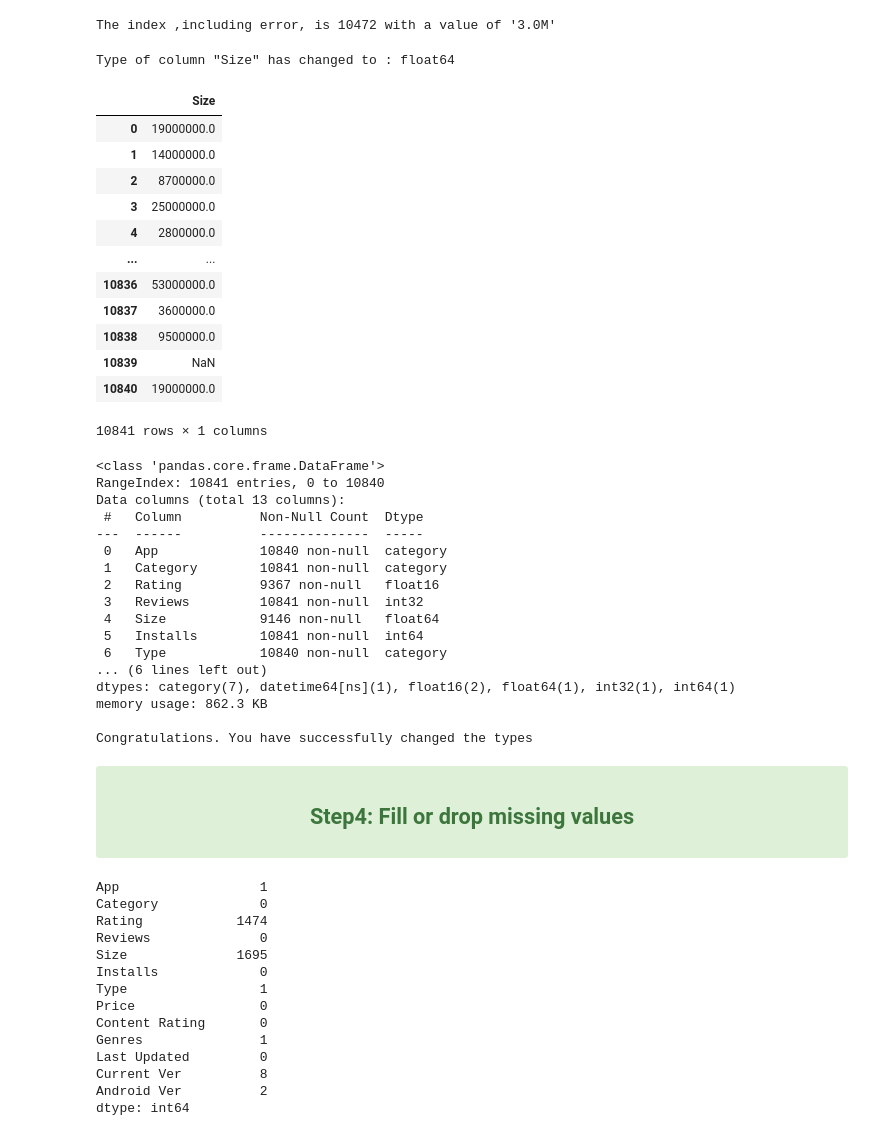
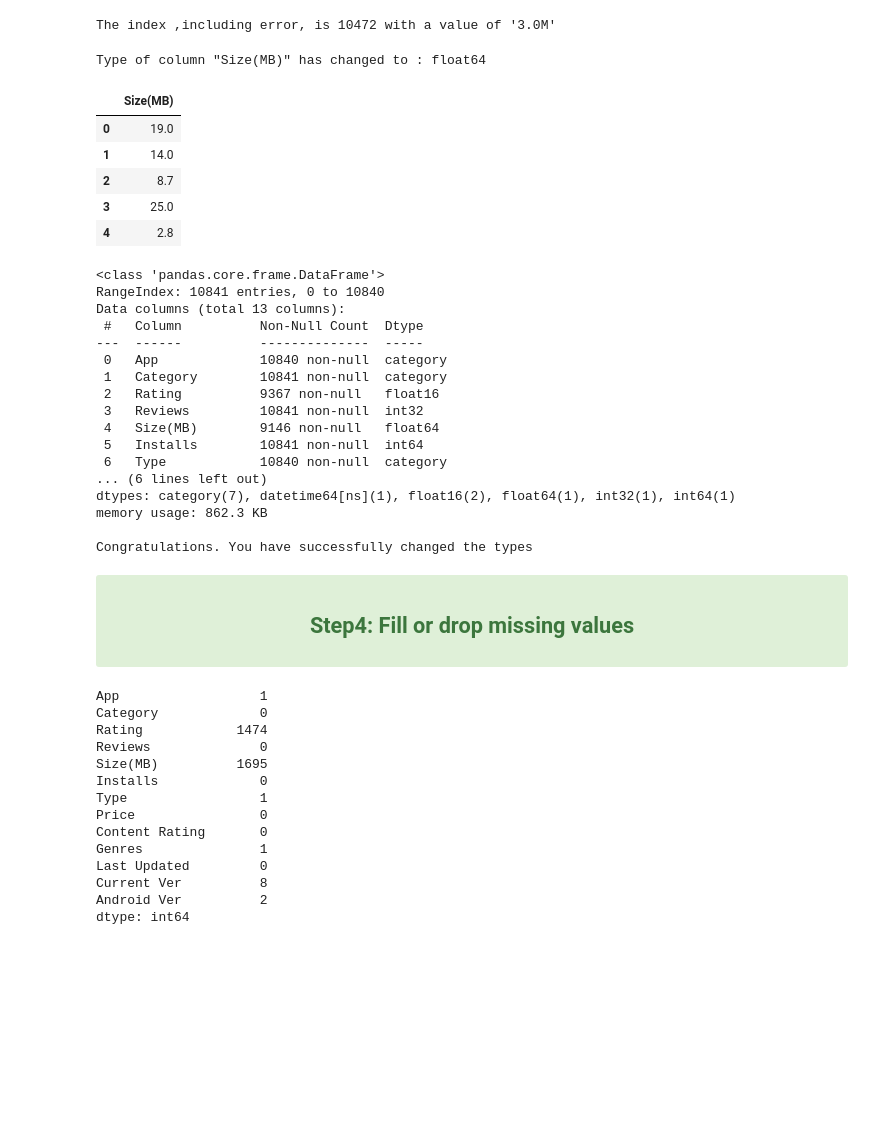
Before and after one commit to Mohammad-Amirifard/eda, a Jupyter notebook: EDA.ipynb, the cells around one changed output. Drawn from its saved outputs; the diff is of its cells as text; code cells hidden in the pictures; blank space fills up the shorter version.

```diff
--- a/EDA.ipynb
+++ b/EDA.ipynb
@@ -107,44 +108,37 @@ for i in ["App","Type","Content Rating","Category","Genres", "Current Ver", "And
 # Change type of column "Rating" from obeject to float16 (for minimizing the useage of memory)
 data.Rating = data.Rating.astype('float16')
 # %%
-# Change type of column "Size" from object to float16. But firstly we must remove letters 'M' and "k" form the items and multiply
-# them by 1000 and 10000, respectively. So we define a function to use it in data.apply() code
+# Change type of column "Size" from object to float.In this column I try to remove letters 'M' and "k" . Because I want to
+# consider Megabyte for all. So it is needed to multiply items including 'k' by 0.0009765625(1 kB = 0.0009765625 MB)
+# So we define a function to do this stage together
 
 # Our function:
 def items_to_float_values(x):
     if type(x) == float or type(x) == int:
         return x
     if 'k' in x:
         if len(x) > 1:
-            return float(x.replace('k', '')) * 1000
-        return 1000.0
+            return float(x.replace('k', '')) * 0.0009765625
     if 'M' in x:
         if len(x) > 1:
-            return float(x.replace('M', '')) * 1000000
-        return 1000000.0
+            return float(x.replace('M', ''))
     return None
 
 data.Size = data.Size.apply(items_to_float_values)
 
 # So far we have turned items to float numbers and eliminated 'M' and 'k' form items.
 # Take a look at it:
-print('Type of column "Size" has changed to :',data.Size.dtype)
-data.iloc[:,[4]]
+data.rename(columns ={'Size':'Size(MB)'}, inplace=True)
+print('Type of column "Size(MB)" has changed to :',data['Size(MB)'].dtype)
+data.iloc[0:5,[4]]
 # %% [output]
-Type of column "Size" has changed to : float64
+Type of column "Size(MB)" has changed to : float64
-|  | Size |
-| 0 | 19000000.0 |
-| 1 | 14000000.0 |
-| 2 | 8700000.0 |
-| 3 | 25000000.0 |
-| 4 | 2800000.0 |
-| ... | ... |
-| 10836 | 53000000.0 |
-| 10837 | 3600000.0 |
-| 10838 | 9500000.0 |
-| 10839 | NaN |
-| 10840 | 19000000.0 |
+|  | Size(MB) |
+| 0 | 19.0 |
+| 1 | 14.0 |
+| 2 | 8.7 |
+| 3 | 25.0 |
+| 4 | 2.8 |
-10841 rows × 1 columns
 # %%
 # Change type of column "Installs" from object to int64. But firstly we must remove string '+' from items. Then remove comma
 # form items and finally change the type:
@@ -172,7 +166,7 @@ Data columns (total 13 columns):
  1   Category        10841 non-null  category
  2   Rating          9367 non-null   float16
  3   Reviews         10841 non-null  int32
- 4   Size            9146 non-null   float64
+ 4   Size(MB)        9146 non-null   float64
  5   Installs        10841 non-null  int64
  6   Type            10840 non-null  category
 ... (6 lines left out)
@@ -192,7 +186,7 @@ App                  1
 Category             0
 Rating            1474
 Reviews              0
-Size              1695
+Size(MB)          1695
 Installs             0
 Type                 1
 Price                0
```
Also changed, not shown: parts of 40 cells of this notebook.
